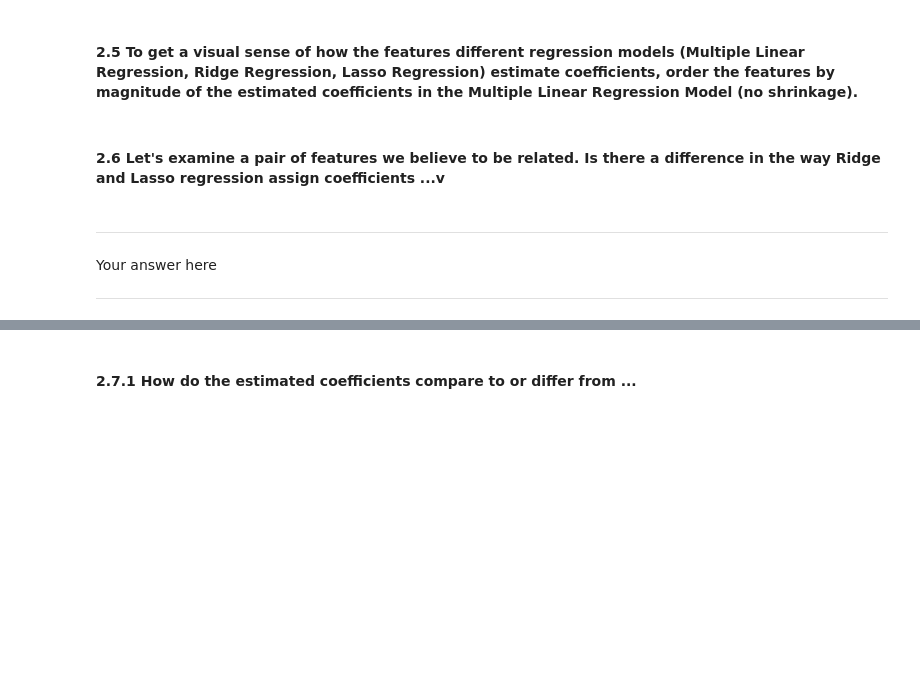
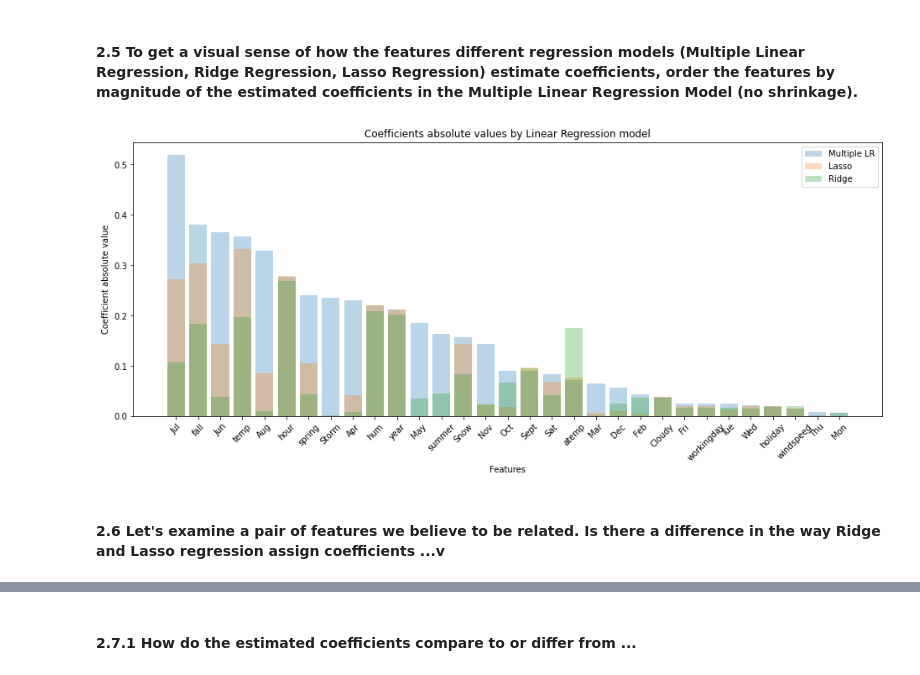
Before and after one commit to lucasresck/foundations-of-data-science, a Jupyter notebook: cs109a_hw4/cs109a_HW4.ipynb, the cells around one changed output, grey strips where cells are left out. Drawn from its saved outputs; the diff is of its cells as text; code cells hidden in the pictures; blank space fills up the shorter version.

```diff
--- a/cs109a_hw4/cs109a_HW4.ipynb
+++ b/cs109a_hw4/cs109a_HW4.ipynb
@@ -193,2 +291,5 @@ lambdas = [.001, .005, 1, 5, 10, 50, 100, 500, 1000]
+# %%
+BikeLRModel = LassoCV(alphas=lambdas, cv=5).fit(X_train, y_train)
+BikeLR_shrinkage_parameter = BikeLRModel.alpha_
 # %% [markdown]
 #### 2.3 Create three dictionaries `BikeOLSparams`, `BikeLRparams`, and `BikeRRparams`.  Store in each the corresponding regression coefficients.
@@ -197,2 +296,6 @@ lambdas = [.001, .005, 1, 5, 10, 50, 100, 500, 1000]
+# %%
+BikeOLSparams = dict(zip(X_train.columns, BikeOLSModel.coef_[0]))
+BikeLRparams = dict(zip(X_train.columns, BikeLRModel.coef_))
+BikeRRparams = dict(zip(X_train.columns, BikeRRModel.coef_[0]))
 # %% [markdown]
 #### 2.4 For the Lasso and Ridge Regression models list the features that are assigned a coefficient value close to 0 ...
@@ -209,6 +338,19 @@ Your answer here
+# %%
+features = list(X_train.columns)
+# %%
+sorted_features = sorted(features, key=lambda x: np.abs(BikeOLSparams[x]), reverse=True)
+# %%
+fig, ax = plt.subplots(figsize=(16, 6))
+plt.bar(sorted_features, [np.abs(BikeOLSparams[feature]) for feature in sorted_features], alpha=0.3, label='Multiple LR')
+plt.bar(sorted_features, [np.abs(BikeLRparams[feature]) for feature in sorted_features], alpha=0.3, label='Lasso')
+plt.bar(sorted_features, [np.abs(BikeRRparams[feature]) for feature in sorted_features], alpha=0.3, label='Ridge')
+plt.xticks(rotation=45)
+plt.legend()
+plt.title('Coefficients absolute values by Linear Regression model')
+plt.xlabel('Features')
+plt.ylabel('Coefficient absolute value')
+plt.show()
+# %% [output]
+[figure, added]
 # %% [markdown]
 #### 2.6 Let's examine a pair of features we believe to be related.  Is there a difference in the way Ridge and Lasso regression assign coefficients ...v
-# %% [markdown]
-<HR>
-Your answer here
-<HR>
```
Also changed, not shown: parts of 48 cells of this notebook.
